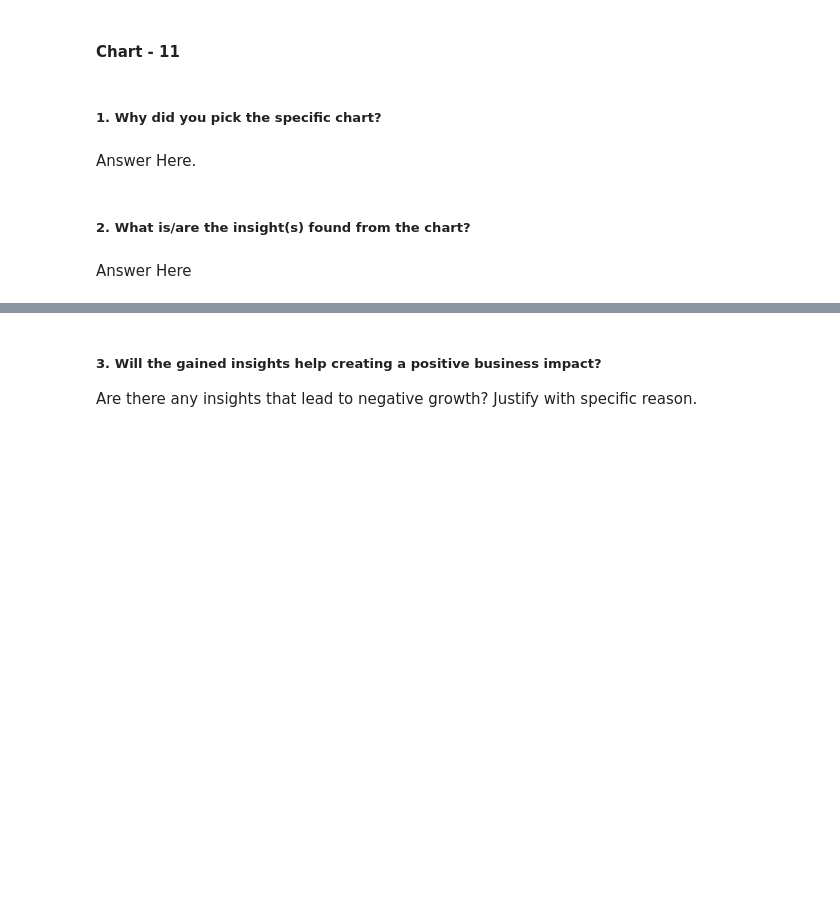
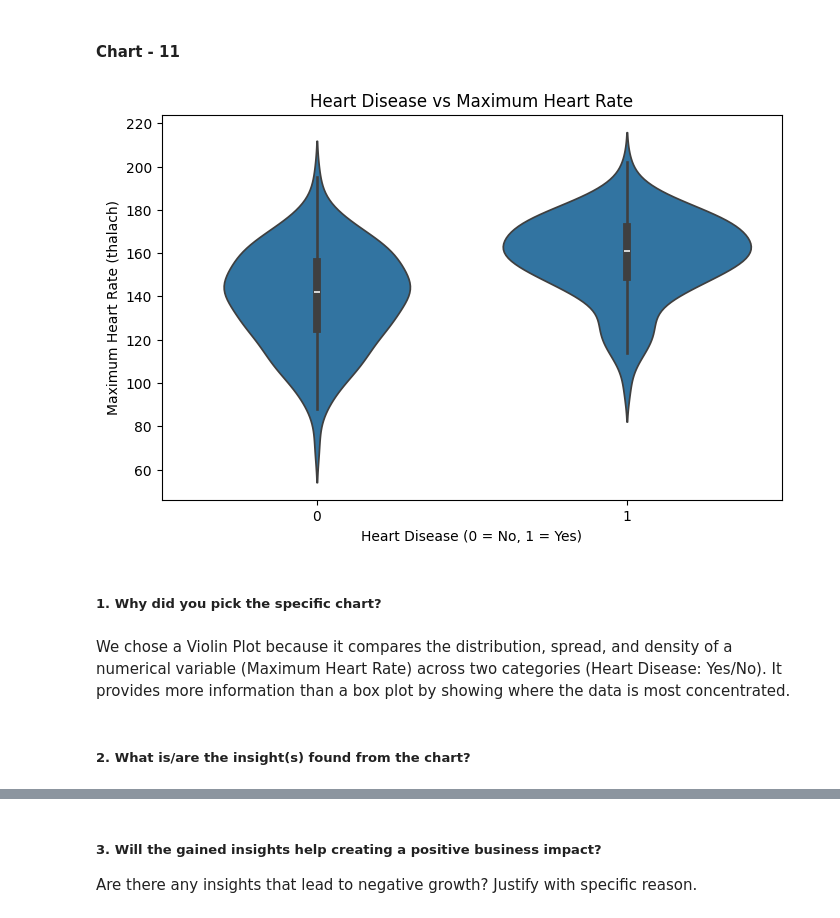
Before and after one commit to niharikaBargujar/Heart_disease_prediction, a Jupyter notebook: Heart_disease_prediction.ipynb, the cells around one changed output, grey strips where cells are left out. Saved outputs shown, nothing was run; the diff lists cells and outputs as text; code cells hidden in the pictures; blank space fills up the shorter version.

```diff
--- a/Heart_disease_prediction.ipynb
+++ b/Heart_disease_prediction.ipynb
@@ -613,8 +630,20 @@ The graph suggests that cholesterol levels alone are not a strong indicator of h
+# %%
+# Chart - 11 : Violin Plot: Heart Disease vs Maximum Heart Rate
+
+plt.figure(figsize=(8,5))
+
+sns.violinplot(x='target', y='thalach', data=df)
+
+plt.title("Heart Disease vs Maximum Heart Rate")
+plt.xlabel("Heart Disease (0 = No, 1 = Yes)")
+plt.ylabel("Maximum Heart Rate (thalach)")
+
+plt.show()
+# %% [output]
+[figure, added]
 # %% [markdown]
 ##### 1. Why did you pick the specific chart?
-# %% [markdown]
-Answer Here.
+# %% [markdown]
+We chose a Violin Plot because it compares the distribution, spread, and density of a numerical variable (Maximum Heart Rate) across two categories (Heart Disease: Yes/No). It provides more information than a box plot by showing where the data is most concentrated.
 # %% [markdown]
 ##### 2. What is/are the insight(s) found from the chart?
-# %% [markdown]
-Answer Here
```
Also changed, not shown: parts of 54 cells of this notebook.
